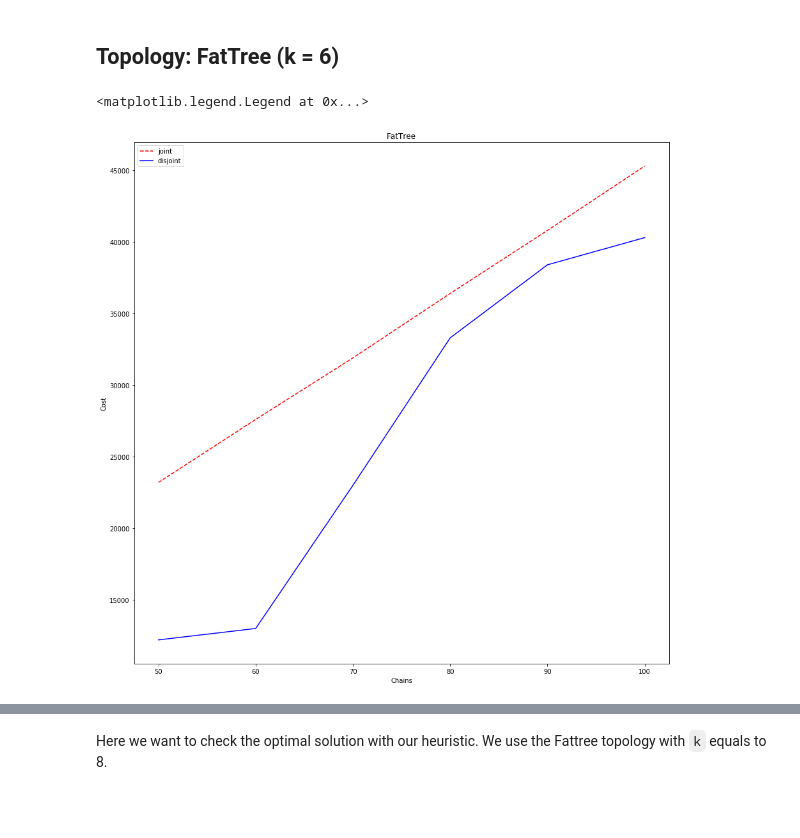
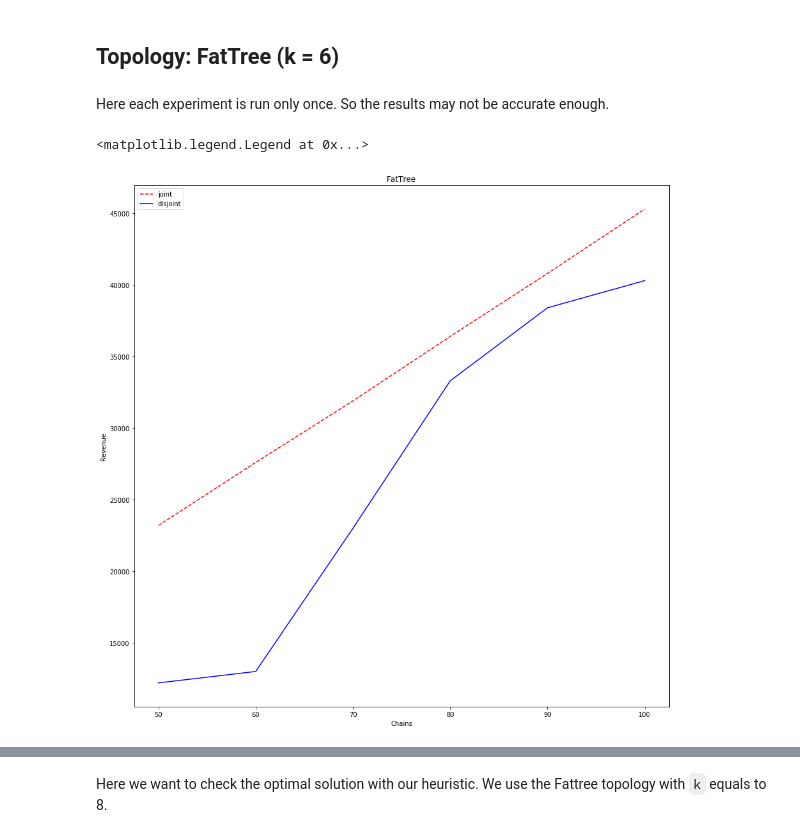
Before and after one commit to reinnet/jsd-mp, a Jupyter notebook: results.ipynb, the cells around one changed output, grey strips where cells are left out. Saved outputs shown, nothing was run; the diff lists cells and outputs as text; code cells hidden in the pictures; blank space fills up the shorter version.

Commit message:
feat: Use Results instead of Simulation

```diff
--- a/simulation.ipynb
+++ b/results.ipynb
@@ -6,39 +51,2 @@ import matplotlib.pyplot as plt
 # %% [markdown]
 ## Topology: FatTree (k = 6)
-# %%
-# result is a map between number of the chains and costs of their placement
-# jresult is a result of joint problem and dresult is a result of disjoint problem
-
-jresult = {
-    50: 23200,
-    60: 27600,
-    70: 31900,
-    80: 36400,
-    90: 40800,
-    100: 45300,
-}
-
-dresult = {
-    50: 12200,
-    60: 13000,
-    70: 23000,
-    80: 33300,
-    90: 38400,
-    100: 40300,
-
-}
-
-_, ax = plt.subplots(figsize=(15, 15))
-chains = [d for d in jresult]
-jcost = [jresult[d] for d in jresult]
-dcost = [dresult[d] for d in dresult]
-
-ax.plot(chains, jcost, 'r--', label='joint')
-ax.plot(chains, dcost, 'b', label='disjoint')
-
-ax.set_title('FatTree')
-ax.set(ylabel='Cost', xlabel='Chains')
-ax.legend()
-# %% [output]
-<matplotlib.legend.Legend at 0x...>
-[figure, removed]
@@ -44,0 +65,24 @@ ax.legend()
+# %% [markdown]
+Here each experiment is run only once. So the results may not be accurate enough.
+# %%
+revenue = pd.DataFrame(data={
+    'nchains': [50, 60, 70, 80, 90, 100],
+    'joint': [23200, 27600, 31900, 36400, 40800, 45300],
+    'disjoint': [12200, 13000, 23000, 33300, 38400, 40300]
+})
+
+accepted_chains = pd.DataFrame(data={
+    'nchains': [50, 60, 70, 80, 90, 100],
+})
+# %%
+_, ax = plt.subplots(figsize=(15, 15))
+
+ax.plot(revenue['nchains'], revenue['joint'], 'r--', label='joint')
+ax.plot(revenue['nchains'], revenue['disjoint'], 'b', label='disjoint')
+
+ax.set_title('FatTree')
+ax.set(ylabel='Revenue', xlabel='Chains')
+ax.legend()
+# %% [output]
+<matplotlib.legend.Legend at 0x...>
+[figure, added]
```
Also changed, not shown: parts of 4 cells of this notebook.
